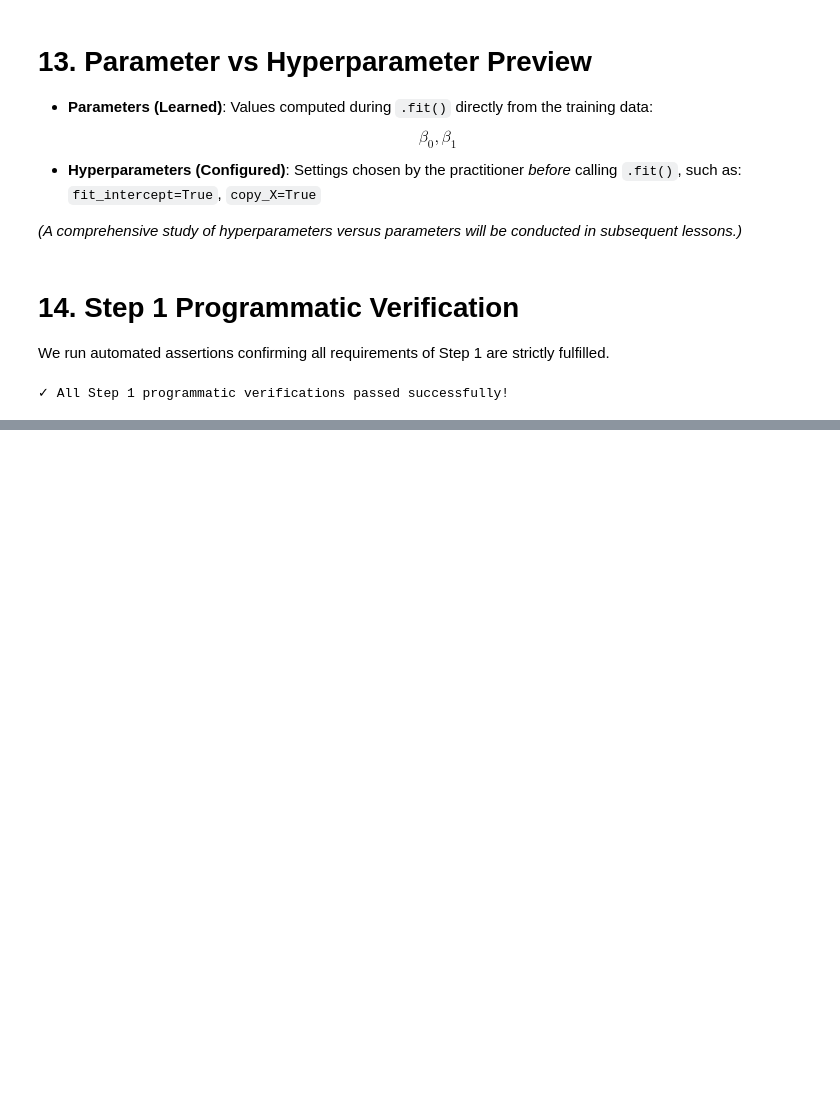
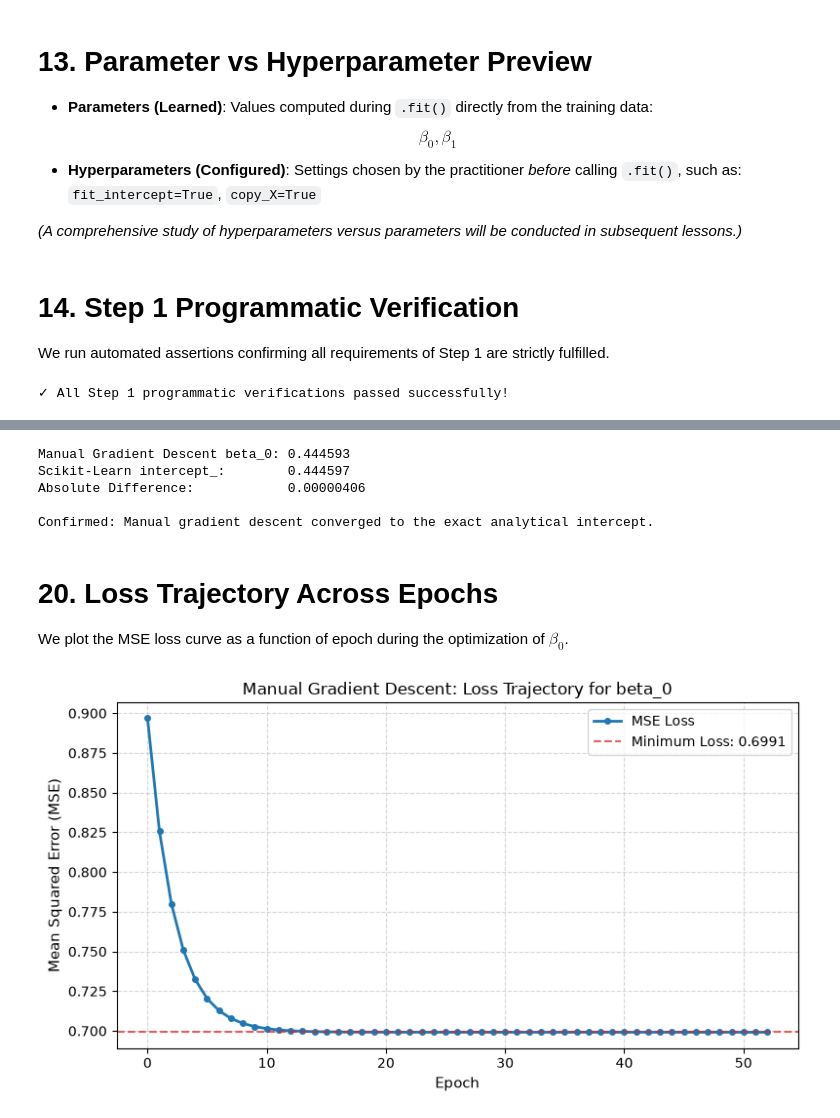
Before and after one commit to abed-dvp/california-housing-training-optimization, a Jupyter notebook: notebook.ipynb, the cells around one changed output, grey strips where cells are left out. Drawn from its saved outputs; the diff is of its cells as text; code cells hidden in the pictures; blank space fills up the shorter version.

Commit message:
Implement gradient descent from scratch

```diff
--- a/notebook.ipynb
+++ b/notebook.ipynb
@@ -484,0 +547,31 @@ print("✓ All Step 1 programmatic verifications passed successfully!")
+# %%
+eta_b0 = 0.1
+
+# --- EPOCH 0 ---
+b0_epoch0 = 0.0
+loss_epoch0 = compute_loss_b0(b0_epoch0)
+deriv_epoch0 = compute_derivative_b0(b0_epoch0)
+step_size_epoch0 = eta_b0 * deriv_epoch0
+
+# Parameter update rule: beta_new = beta_old - eta * derivative
+b0_epoch1 = b0_epoch0 - step_size_epoch0
+
+print("=== EPOCH 0 ===")
+print(f"Starting beta_0:   {b0_epoch0:.6f}")
+print(f"Loss (MSE):        {loss_epoch0:.6f}")
+print(f"Derivative:        {deriv_epoch0:.6f}")
+print(f"Step (eta * dL):   {step_size_epoch0:.6f}")
+print(f"Updated beta_0:    {b0_epoch1:.6f}")
+
+# --- EPOCH 1 ---
+loss_epoch1 = compute_loss_b0(b0_epoch1)
+deriv_epoch1 = compute_derivative_b0(b0_epoch1)
+step_size_epoch1 = eta_b0 * deriv_epoch1
+b0_epoch2 = b0_epoch1 - step_size_epoch1
+
+print("\n=== EPOCH 1 ===")
+print(f"Starting beta_0:   {b0_epoch1:.6f}")
+print(f"Loss (MSE):        {loss_epoch1:.6f}")
+print(f"Derivative:        {deriv_epoch1:.6f}")
+print(f"Step (eta * dL):   {step_size_epoch1:.6f}")
+print(f"Updated beta_0:    {b0_epoch2:.6f}")
@@ -484,0 +650,34 @@ print("✓ All Step 1 programmatic verifications passed successfully!")
+# %%
+manual_b0 = b0_current
+sklearn_b0 = beta_0
+diff_b0 = abs(manual_b0 - sklearn_b0)
+
+print(f"Manual Gradient Descent beta_0: {manual_b0:.6f}")
+print(f"Scikit-Learn intercept_:        {sklearn_b0:.6f}")
+print(f"Absolute Difference:            {diff_b0:.8f}")
+
+assert diff_b0 < 1e-4, "Manual beta_0 should closely match the analytical solution!"
+print("\nConfirmed: Manual gradient descent converged to the exact analytical intercept.")
+# %% [output]
+Manual Gradient Descent beta_0: 0.444593
+Scikit-Learn intercept_:        0.444597
+Absolute Difference:            0.00000406
+
+Confirmed: Manual gradient descent converged to the exact analytical intercept.
+# %% [markdown]
+# 20. Loss Trajectory Across Epochs
+
+We plot the MSE loss curve as a function of epoch during the optimization of $\beta_0$.
+# %%
+plt.figure(figsize=(8, 4.5))
+plt.plot(b0_df["epoch"], b0_df["loss"], color="#1f77b4", linewidth=2, marker="o", markersize=4, label="MSE Loss")
+plt.axhline(history_b0[-1]["loss"], color="#d62728", linestyle="--", alpha=0.7, label=f"Minimum Loss: {history_b0[-1]['loss']:.4f}")
+plt.title("Manual Gradient Descent: Loss Trajectory for beta_0", fontsize=12)
+plt.xlabel("Epoch", fontsize=11)
+plt.ylabel("Mean Squared Error (MSE)", fontsize=11)
+plt.grid(True, linestyle="--", alpha=0.5)
+plt.legend(frameon=True)
+plt.tight_layout()
+plt.show()
+# %% [output]
+[figure, added]
```
Also changed, not shown: parts of 25 cells of this notebook, 1 other file.
